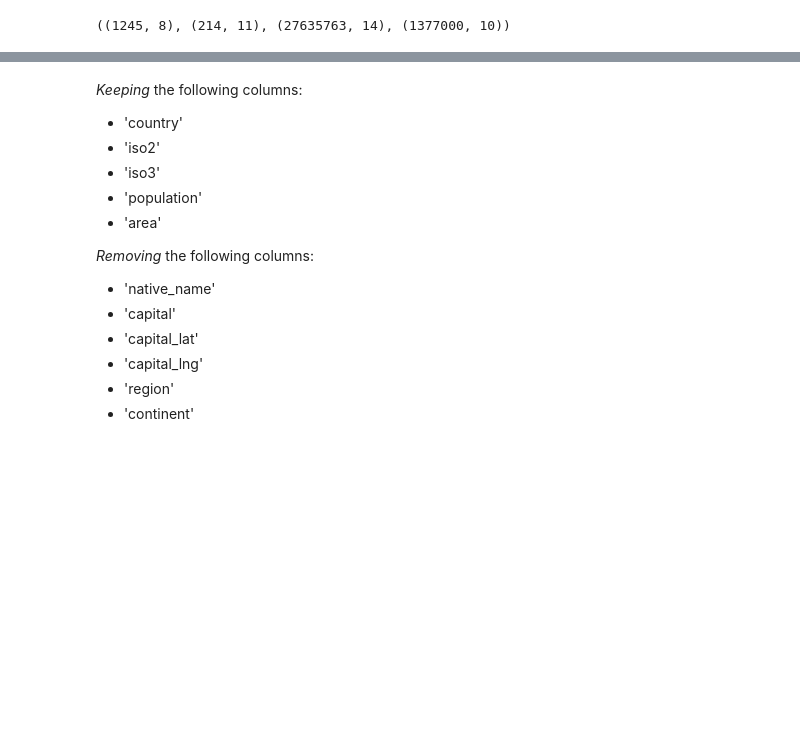
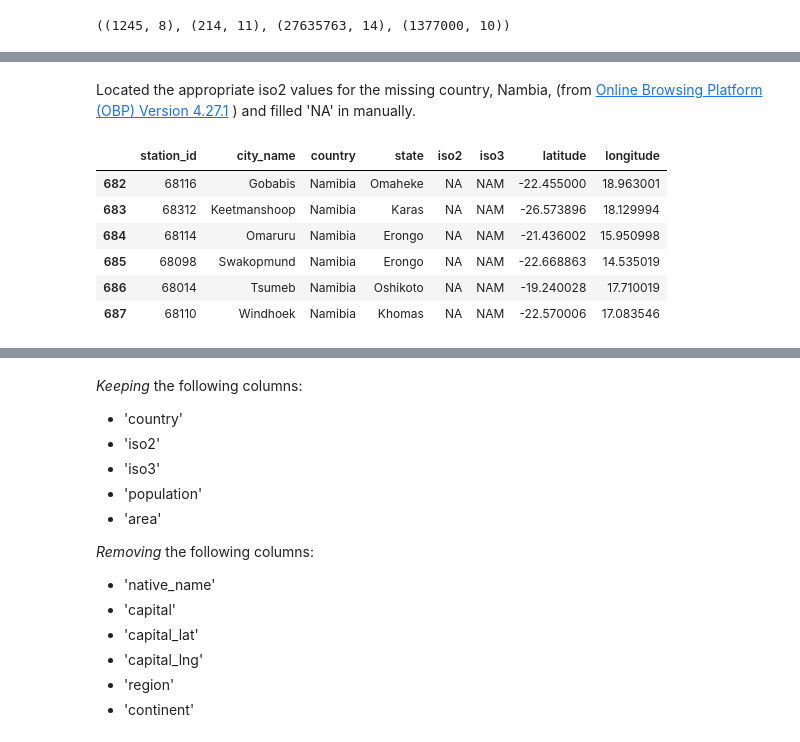
Before and after one commit to christinedbaxter/analyticsCapstone, a Jupyter notebook: notebooks/02_data_preprocessing.ipynb, the cells around one changed output, grey strips where cells are left out. Cells and saved outputs as stored; diff of their text form; code cells hidden in the pictures; blank space fills up the shorter version.

```diff
--- a/notebooks/02_data_preprocessing.ipynb
+++ b/notebooks/02_data_preprocessing.ipynb
@@ -70,0 +169,16 @@ Keeping all columns for now.
+# %% [markdown]
+Located the appropriate iso2 values for the missing country, Nambia, (from [Online Browsing Platform (OBP) Version 4.27.1](https://www.iso.org/obp/ui/#search) ) and filled 'NA' in manually.
+# %%
+# Add 'NA' as missing iso2 values for the country of Namibia for index 682 through 687
+city_data.loc[682:687, 'iso2'] = 'NA'
+
+# Review data just added
+city_data.loc[682:687, :]
+# %% [output]
+|  | station_id | city_name | country | state | iso2 | iso3 | latitude | longitude |
+| 682 | 68116 | Gobabis | Namibia | Omaheke | NA | NAM | -22.455000 | 18.963001 |
+| 683 | 68312 | Keetmanshoop | Namibia | Karas | NA | NAM | -26.573896 | 18.129994 |
+| 684 | 68114 | Omaruru | Namibia | Erongo | NA | NAM | -21.436002 | 15.950998 |
+| 685 | 68098 | Swakopmund | Namibia | Erongo | NA | NAM | -22.668863 | 14.535019 |
+| 686 | 68014 | Tsumeb | Namibia | Oshikoto | NA | NAM | -19.240028 | 17.710019 |
+| 687 | 68110 | Windhoek | Namibia | Khomas | NA | NAM | -22.570006 | 17.083546 |
```
Also changed, not shown: parts of 247 cells of this notebook.
